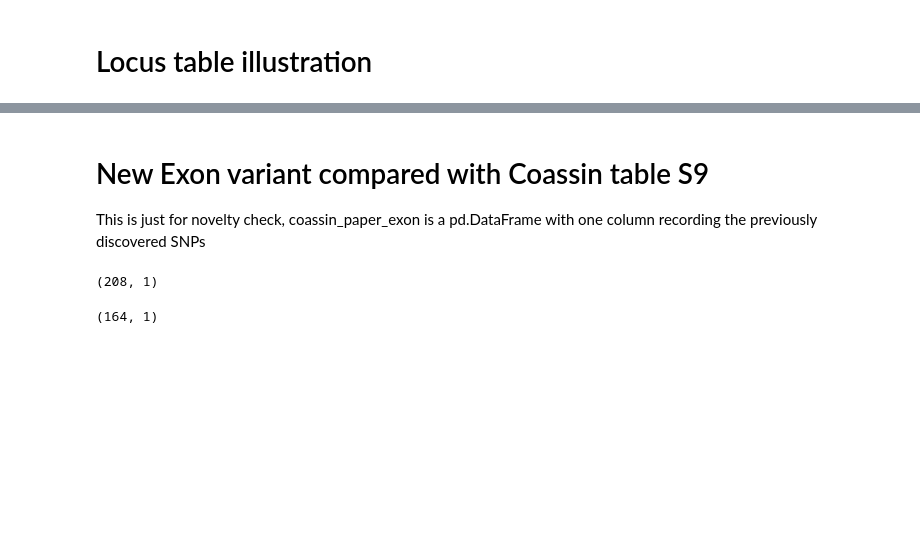
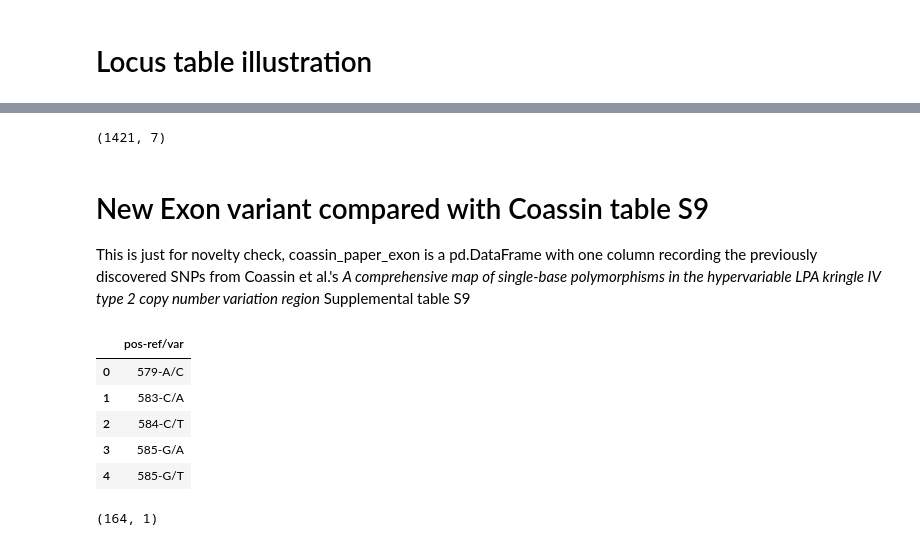
Before and after one commit to alexliyihao/lpa-analysis, a Jupyter notebook: docs/_build/jupyter_execute/example.ipynb, the cells around one changed output, grey strips where cells are left out. Saved outputs shown, nothing was run; the diff lists cells and outputs as text; code cells hidden in the pictures; blank space fills up the shorter version.

```diff
--- a/docs/_build/jupyter_execute/example.ipynb
+++ b/docs/_build/jupyter_execute/example.ipynb
@@ -113,18 +151,26 @@ locus_table["mylocus"].value_counts()
 # %%
-locus_table_filtered = locus_table.loc[locus_table.index.isin(filtered_result.columns)]
+locus_table_filtered = locus_table.loc[
+    locus_table.index.isin(filtered_result.columns)]
 locus_table_filtered.shape
+# %% [output]
+(1421, 7)
 # %% [markdown]
 # New Exon variant compared with Coassin table S9
 
-This is just for novelty check, coassin_paper_exon is a pd.DataFrame with one column recording the previously discovered SNPs
+This is just for novelty check, coassin_paper_exon is a pd.DataFrame with one column recording the previously discovered SNPs from Coassin et al.'s *A comprehensive map of single-base polymorphisms in the hypervariable LPA kringle IV type 2 copy number variation region* Supplemental table S9
 # %%
 coassin_paper_exon = pd.read_csv(
     f"{project_path}/dataset/Coassin_exon_from_excel_OCR_tidied.csv",
     index_col = 0)
 # %%
-coassin_paper_exon.shape
+coassin_paper_exon.head(5)
 # %% [output]
-(208, 1)
+|  | pos-ref/var |
+| 0 | 579-A/C |
+| 1 | 583-C/A |
+| 2 | 584-C/T |
+| 3 | 585-G/A |
+| 4 | 585-G/T |
 # %%
 # find the Exons in our table
 locus_exon = locus_table_filtered[locus_table_filtered["coding"] == "Exon"].index.drop_duplicates()
```
Also changed, not shown: parts of 53 cells of this notebook, 19 other files.
